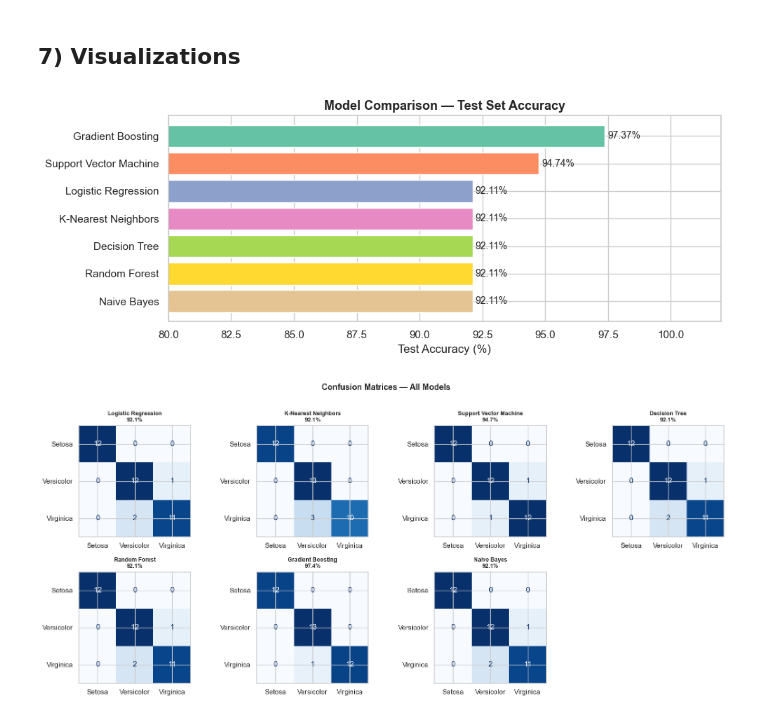
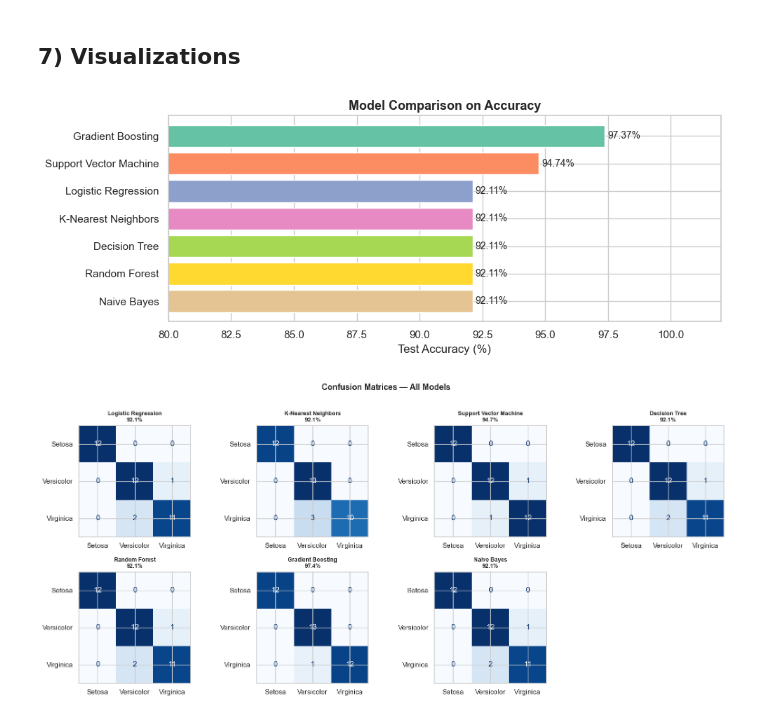
Before and after one commit to AsmiShirkeSamant/Modelling_internship, a Jupyter notebook: Iris_2.ipynb, the cells around one changed output. Drawn from its saved outputs; the diff is of its cells as text; code cells hidden in the pictures.

```diff
--- a/Iris_2.ipynb
+++ b/Iris_2.ipynb
@@ -180,16 +188,16 @@ results_df[['Model', 'Test Accuracy %']]
 # %%
 #Accuracy comparison bar chart
 
 fig, ax = plt.subplots(figsize=(10, 4))
 bars = ax.barh(results_df['Model'], results_df['Test Accuracy %'],
                color=sns.color_palette('Set2', len(results_df)))
 ax.bar_label(bars, fmt='%.2f%%', padding=3, fontsize=10)
 ax.set_xlim(80, 102)
 ax.set_xlabel('Test Accuracy (%)')
-ax.set_title('Model Comparison — Test Set Accuracy', fontsize=13, fontweight='bold')
+ax.set_title('Model Comparison on Accuracy', fontsize=13, fontweight='bold')
 ax.invert_yaxis()
 plt.tight_layout()
 plt.show()
 # %% [output]
-[figure, old version]
+[figure, new version]
 # %%
```
Also changed, not shown: parts of 9 cells of this notebook, 5 other files.
